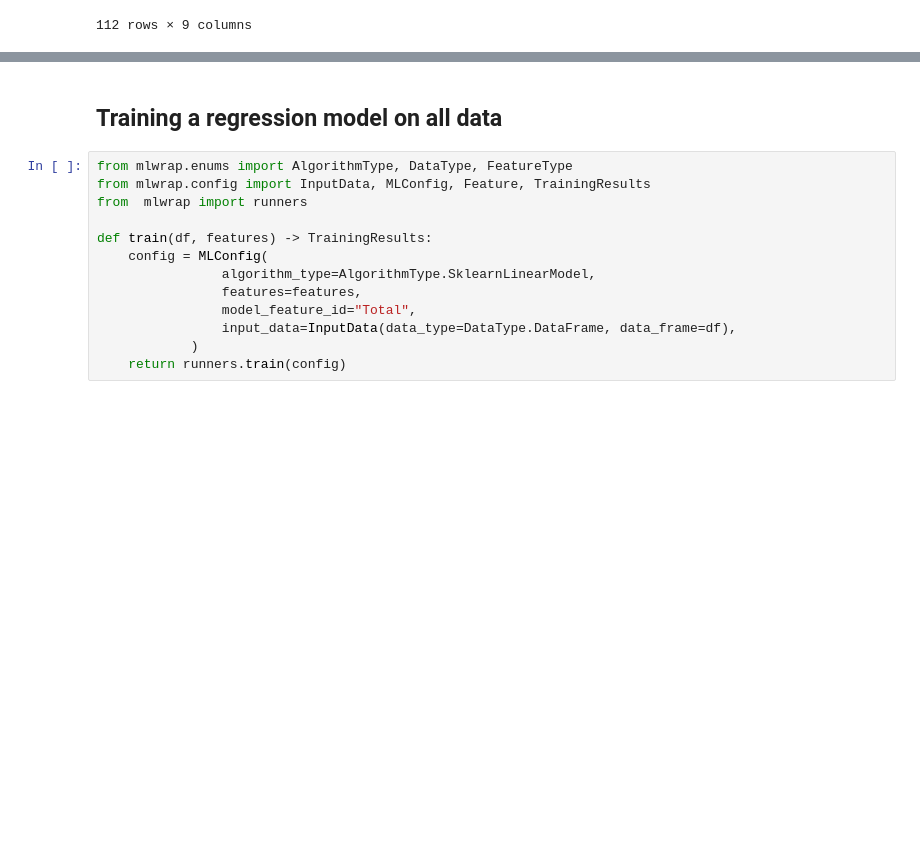
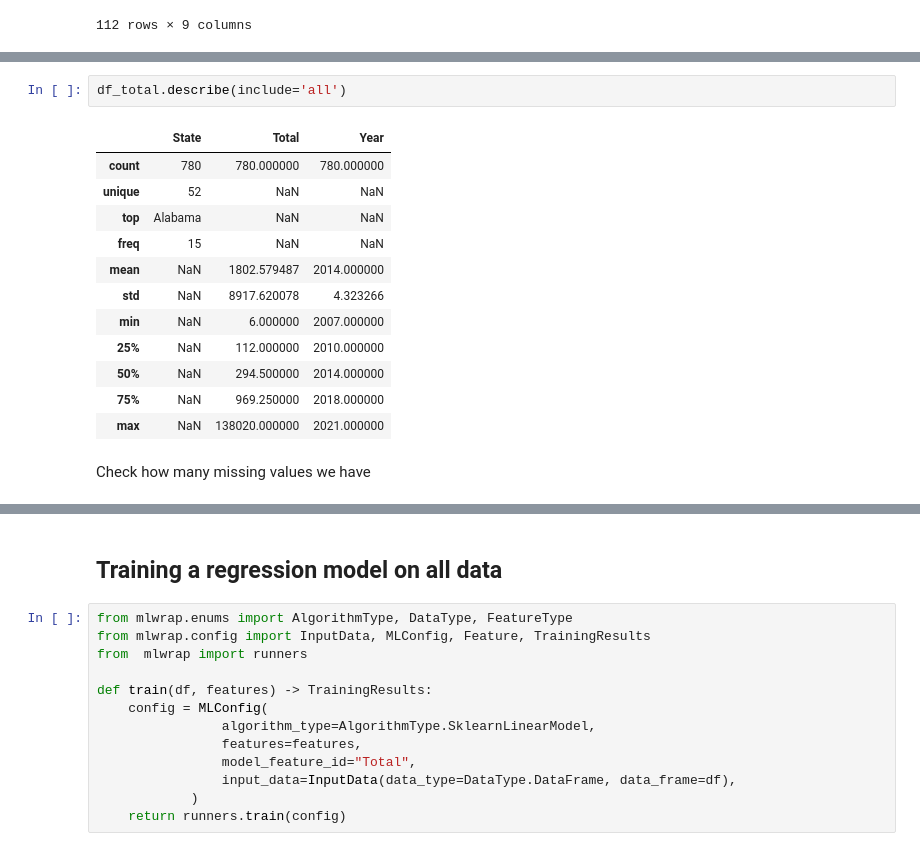
Before and after one commit to armakuni/mlops-workshop, a Jupyter notebook: notebooks/eda.ipynb, the cells around one changed output, grey strips where cells are left out. Drawn from its saved outputs; the diff is of its cells as text; blank space fills up the shorter version.

```diff
--- a/notebooks/eda.ipynb
+++ b/notebooks/eda.ipynb
@@ -53,0 +53,17 @@ df_total
+# %%
+df_total.describe(include='all')
+# %% [output]
+|  | State | Total | Year |
+| count | 780 | 780.000000 | 780.000000 |
+| unique | 52 | NaN | NaN |
+| top | Alabama | NaN | NaN |
+| freq | 15 | NaN | NaN |
+| mean | NaN | 1802.579487 | 2014.000000 |
+| std | NaN | 8917.620078 | 4.323266 |
+| min | NaN | 6.000000 | 2007.000000 |
+| 25% | NaN | 112.000000 | 2010.000000 |
+| 50% | NaN | 294.500000 | 2014.000000 |
+| 75% | NaN | 969.250000 | 2018.000000 |
+| max | NaN | 138020.000000 | 2021.000000 |
+# %% [markdown]
+Check how many missing values we have
```
Also changed, not shown: parts of 4 cells of this notebook, 8 other files.
